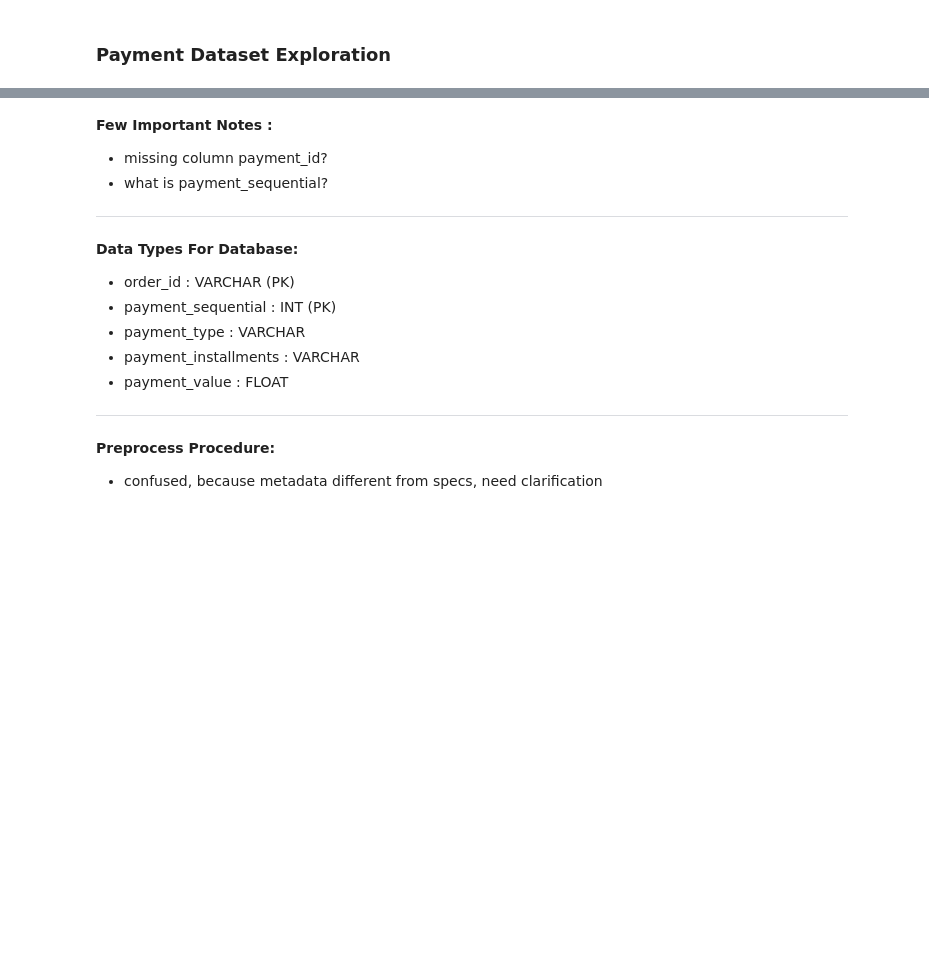
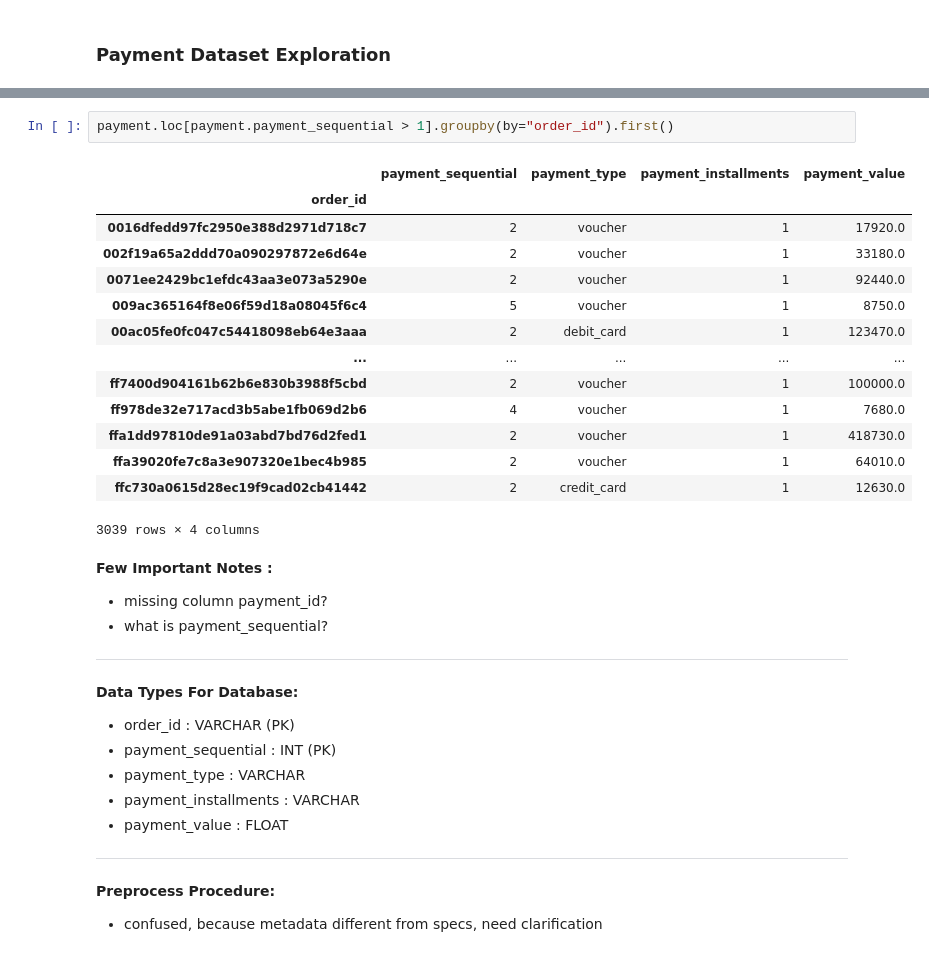
Before and after one commit to William9923/EcommerceAnalytics, a Jupyter notebook: notebooks/13_02_2021DatasetRelationshipExploration.ipynb, the cells around one changed output, grey strips where cells are left out. Saved outputs shown, nothing was run; the diff lists cells and outputs as text; blank space fills up the shorter version.

```diff
--- a/notebooks/13_02_2021DatasetRelationshipExploration.ipynb
+++ b/notebooks/13_02_2021DatasetRelationshipExploration.ipynb
@@ -240,3 +463,20 @@ print('-' * 20)
+# %%
+payment.loc[payment.payment_sequential > 1].groupby(by="order_id").first()
+# %% [output]
+|  | payment_sequential | payment_type | payment_installments | payment_value |
+| order_id |  |  |  |  |
+| 0016dfedd97fc2950e388d2971d718c7 | 2 | voucher | 1 | 17920.0 |
+| 002f19a65a2ddd70a090297872e6d64e | 2 | voucher | 1 | 33180.0 |
+| 0071ee2429bc1efdc43aa3e073a5290e | 2 | voucher | 1 | 92440.0 |
+| 009ac365164f8e06f59d18a08045f6c4 | 5 | voucher | 1 | 8750.0 |
+| 00ac05fe0fc047c54418098eb64e3aaa | 2 | debit_card | 1 | 123470.0 |
+| ... | ... | ... | ... | ... |
+| ff7400d904161b62b6e830b3988f5cbd | 2 | voucher | 1 | 100000.0 |
+| ff978de32e717acd3b5abe1fb069d2b6 | 4 | voucher | 1 | 7680.0 |
+| ffa1dd97810de91a03abd7bd76d2fed1 | 2 | voucher | 1 | 418730.0 |
+| ffa39020fe7c8a3e907320e1bec4b985 | 2 | voucher | 1 | 64010.0 |
+| ffc730a0615d28ec19f9cad02cb41442 | 2 | credit_card | 1 | 12630.0 |
+3039 rows × 4 columns
 # %% [markdown]
 **Few Important Notes :**
 * missing column payment_id?
```
Also changed, not shown: parts of 31 cells of this notebook, 30 other files.
